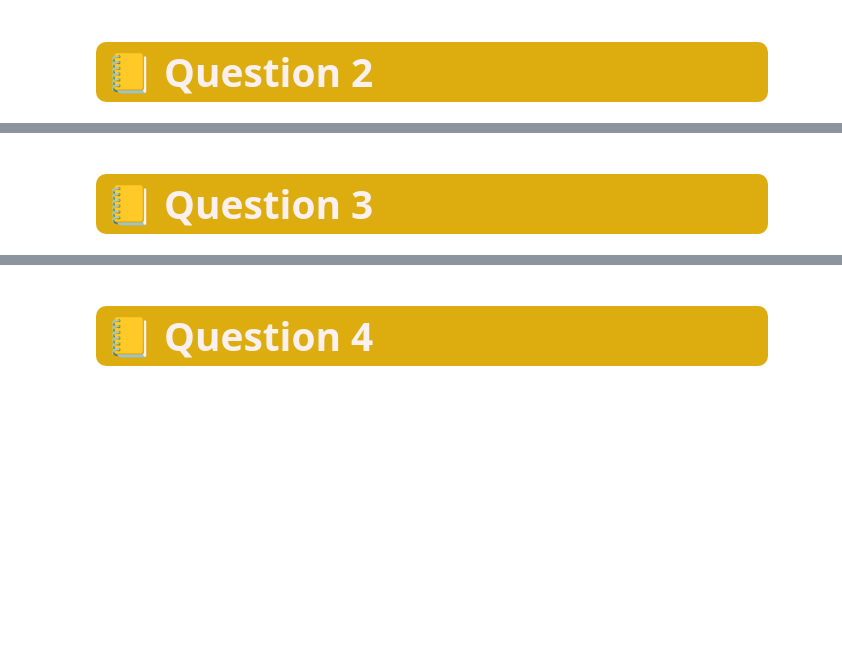
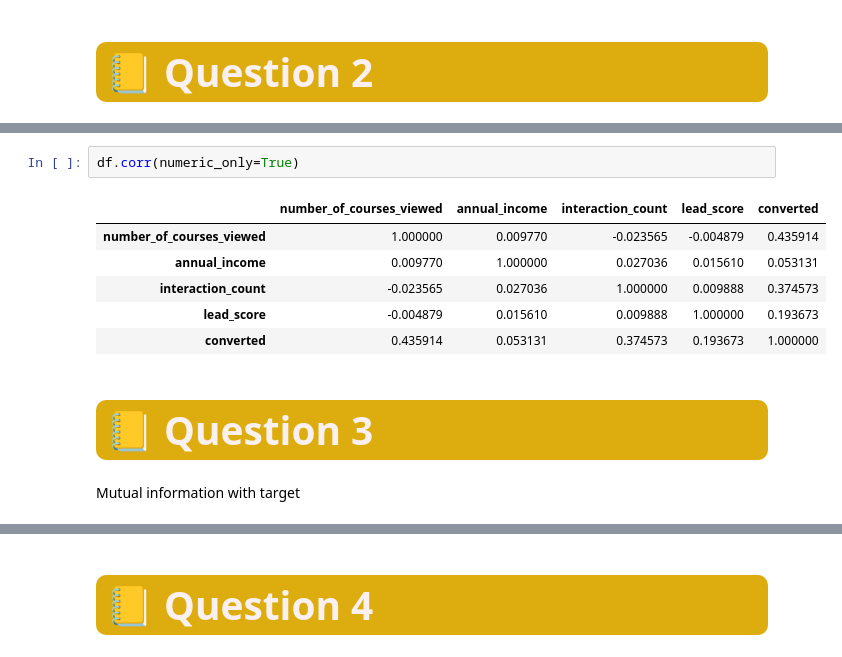
Before and after one commit to ARMOD07/Machine_Learning_Zoomcamp-, a Jupyter notebook: 03-CLASSIFICATION/Homework3.ipynb, the cells around one changed output, grey strips where cells are left out. Saved outputs shown, nothing was run; the diff lists cells and outputs as text; blank space fills up the shorter version.

```diff
--- a/03-CLASSIFICATION/Homework3.ipynb
+++ b/03-CLASSIFICATION/Homework3.ipynb
@@ -11,4 +264,15 @@
+# %%
+df.corr(numeric_only=True)
+# %% [output]
+|  | number_of_courses_viewed | annual_income | interaction_count | lead_score | converted |
+| number_of_courses_viewed | 1.000000 | 0.009770 | -0.023565 | -0.004879 | 0.435914 |
+| annual_income | 0.009770 | 1.000000 | 0.027036 | 0.015610 | 0.053131 |
+| interaction_count | -0.023565 | 0.027036 | 1.000000 | 0.009888 | 0.374573 |
+| lead_score | -0.004879 | 0.015610 | 0.009888 | 1.000000 | 0.193673 |
+| converted | 0.435914 | 0.053131 | 0.374573 | 0.193673 | 1.000000 |
 # %% [markdown]
 <a id="6"></a>
 # <div style="font-family: 'Playfair Display', serif; font-weight:bold; letter-spacing: 1px; color:#FAF0EF; font-size:150%; text-align:left; padding:10px; background:#ddad0fff; border-radius: 10px;">📒 Question 3
 </div>
+# %% [markdown]
+Mutual information with target
```
Also changed, not shown: parts of 33 cells of this notebook, 2 other files.
